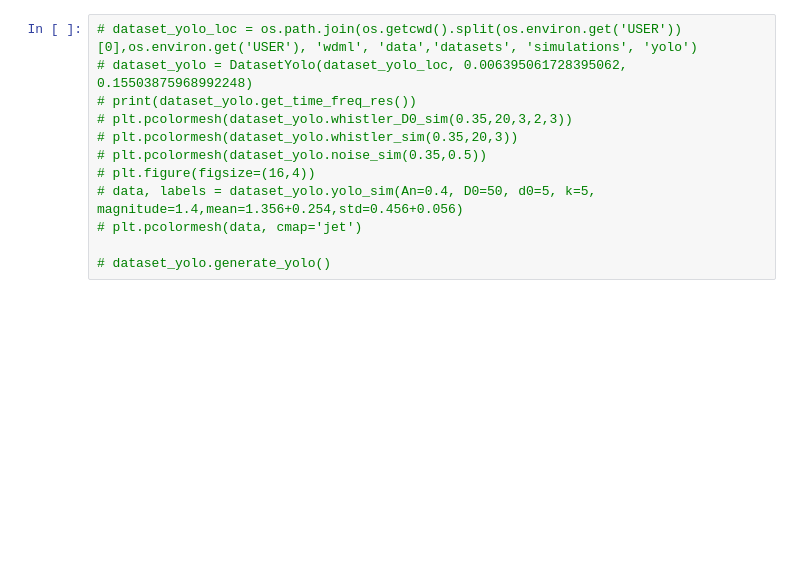
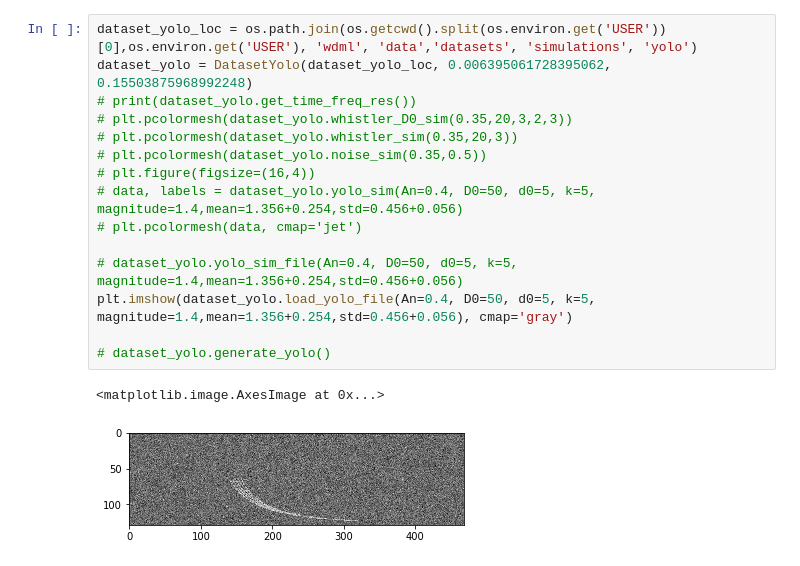
Before and after one commit to Kojey/MSc-whistler-waves-detector, a Jupyter notebook: ipy/dataset_yolo.ipynb, the cells around one changed output. Drawn from its saved outputs; the diff is of its cells as text; blank space fills up the shorter version.

Commit message:
Saving yolo data to jpg

```diff
--- a/ipy/dataset_yolo.ipynb
+++ b/ipy/dataset_yolo.ipynb
@@ -146,12 +154,18 @@ class DatasetYolo(DatasetSimulation):
 # %%
-# dataset_yolo_loc = os.path.join(os.getcwd().split(os.environ.get('USER'))[0],os.environ.get('USER'), 'wdml', 'data','datasets', 'simulations', 'yolo')
-# dataset_yolo = DatasetYolo(dataset_yolo_loc, 0.006395061728395062, 0.15503875968992248)
+dataset_yolo_loc = os.path.join(os.getcwd().split(os.environ.get('USER'))[0],os.environ.get('USER'), 'wdml', 'data','datasets', 'simulations', 'yolo')
+dataset_yolo = DatasetYolo(dataset_yolo_loc, 0.006395061728395062, 0.15503875968992248)
 # print(dataset_yolo.get_time_freq_res())
 # plt.pcolormesh(dataset_yolo.whistler_D0_sim(0.35,20,3,2,3))
 # plt.pcolormesh(dataset_yolo.whistler_sim(0.35,20,3))
 # plt.pcolormesh(dataset_yolo.noise_sim(0.35,0.5))
 # plt.figure(figsize=(16,4))
 # data, labels = dataset_yolo.yolo_sim(An=0.4, D0=50, d0=5, k=5, magnitude=1.4,mean=1.356+0.254,std=0.456+0.056)
 # plt.pcolormesh(data, cmap='jet')
 
+# dataset_yolo.yolo_sim_file(An=0.4, D0=50, d0=5, k=5, magnitude=1.4,mean=1.356+0.254,std=0.456+0.056)
+plt.imshow(dataset_yolo.load_yolo_file(An=0.4, D0=50, d0=5, k=5, magnitude=1.4,mean=1.356+0.254,std=0.456+0.056), cmap='gray')
+
 # dataset_yolo.generate_yolo()
+# %% [output]
+<matplotlib.image.AxesImage at 0x...>
+[figure, added]
```
Also changed, not shown: parts of 1 cell of this notebook, 2 other files.
